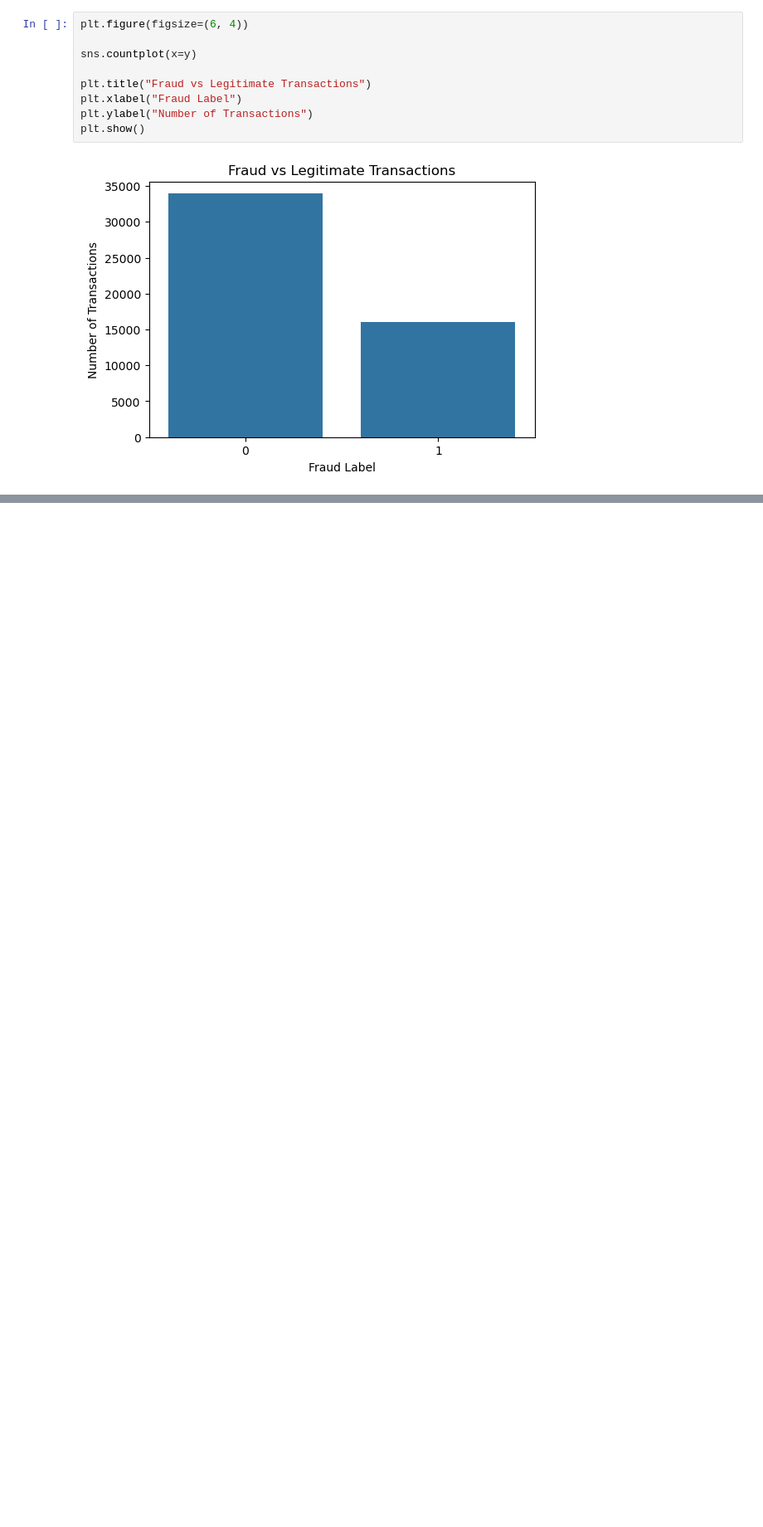
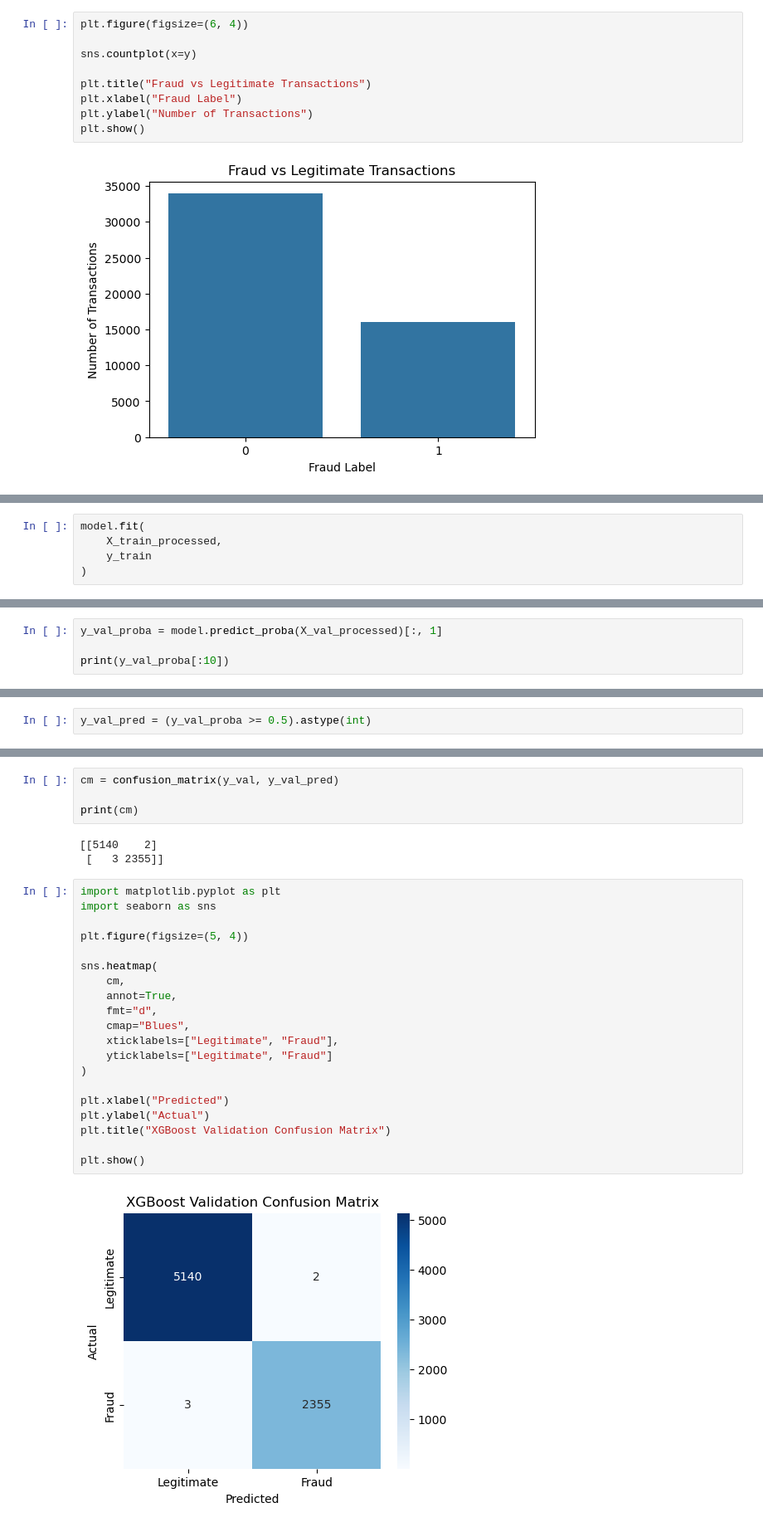
Before and after one commit to BharatDS/real_time_fraud_detection, a Jupyter notebook: notebooks/01_eda.ipynb, the cells around one changed output, grey strips where cells are left out. Shown at 83% size. Drawn from its saved outputs; the diff is of its cells as text; blank space fills up the shorter version.

```diff
--- a/notebooks/01_eda.ipynb
+++ b/notebooks/01_eda.ipynb
@@ -98,0 +506,5 @@ plt.show()
+# %%
+model.fit(
+    X_train_processed,
+    y_train
+)
@@ -98,0 +524,4 @@ plt.show()
+# %%
+y_val_proba = model.predict_proba(X_val_processed)[:, 1]
+
+print(y_val_proba[:10])
@@ -98,0 +531,2 @@ plt.show()
+# %%
+y_val_pred = (y_val_proba >= 0.5).astype(int)
@@ -98,0 +557,29 @@ plt.show()
+# %%
+cm = confusion_matrix(y_val, y_val_pred)
+
+print(cm)
+# %% [output]
+[[5140    2]
+ [   3 2355]]
+# %%
+import matplotlib.pyplot as plt
+import seaborn as sns
+
+plt.figure(figsize=(5, 4))
+
+sns.heatmap(
+    cm,
+    annot=True,
+    fmt="d",
+    cmap="Blues",
+    xticklabels=["Legitimate", "Fraud"],
+    yticklabels=["Legitimate", "Fraud"]
+)
+
+plt.xlabel("Predicted")
+plt.ylabel("Actual")
+plt.title("XGBoost Validation Confusion Matrix")
+
+plt.show()
+# %% [output]
+[figure, added]
```
Also changed, not shown: parts of 50 cells of this notebook, 29 other files.
